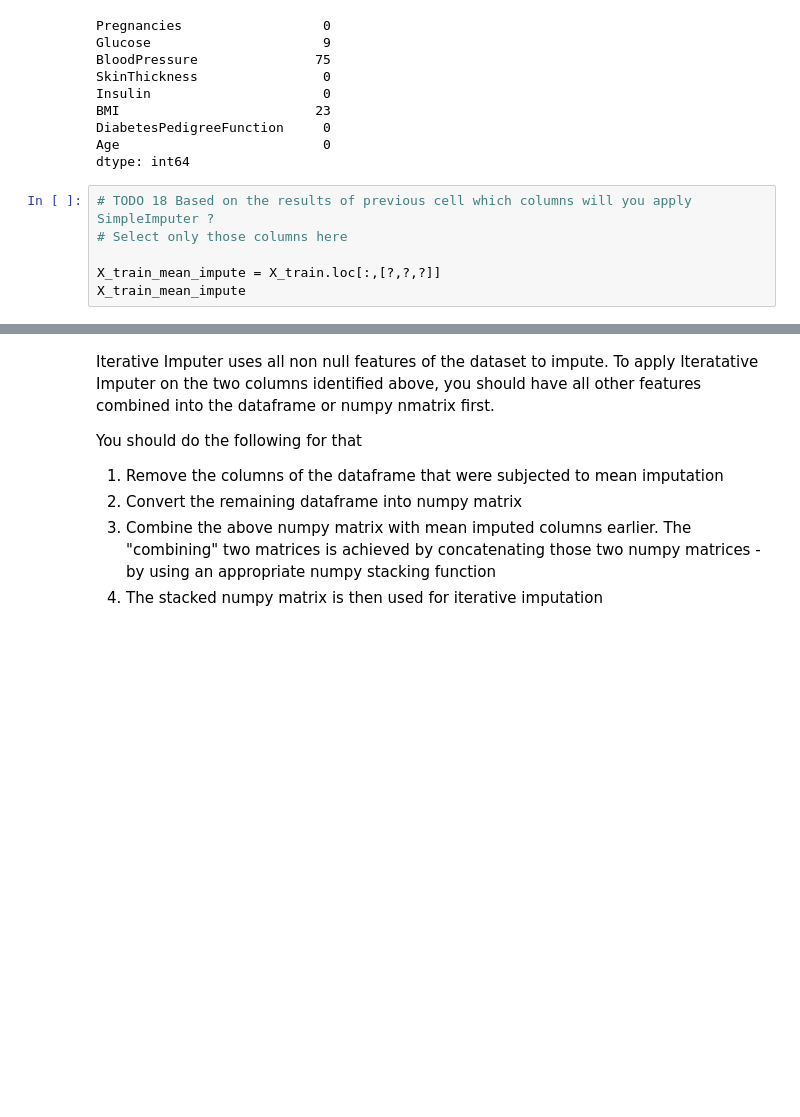
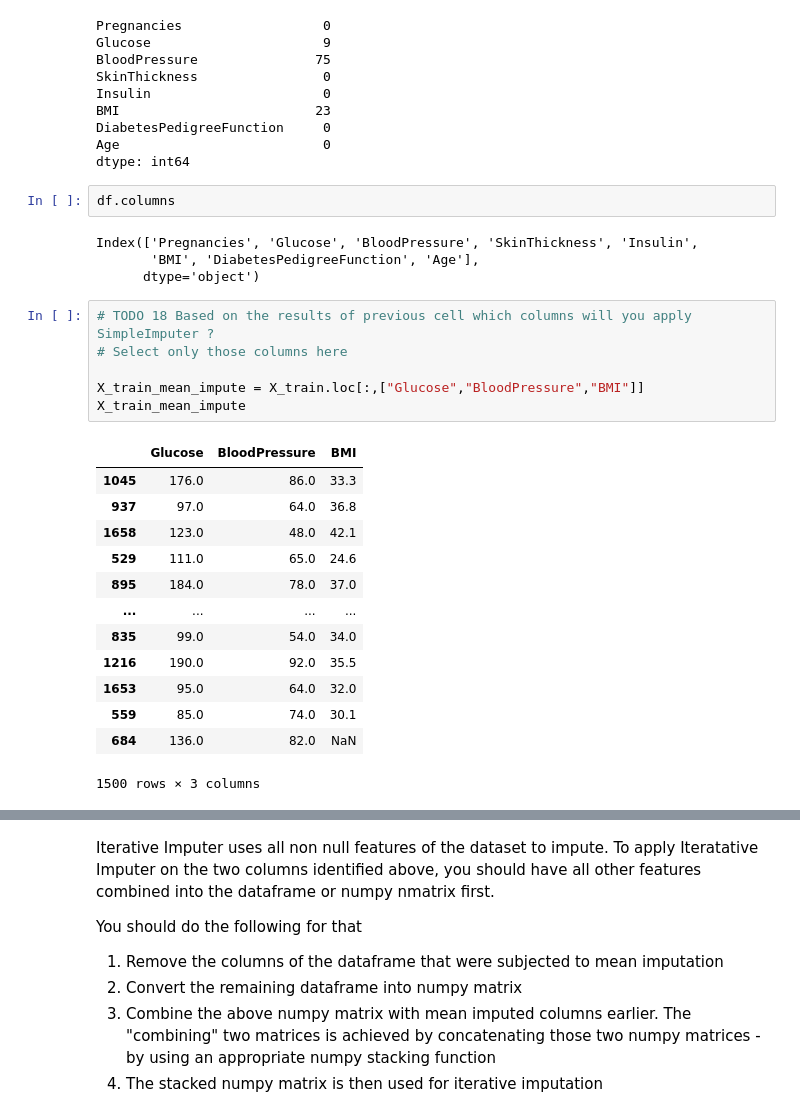
Before and after one commit to AtishaySG25/AML, a Jupyter notebook: Lab_Sessional_1/AtishaySG_231057006.ipynb, the cells around one changed output, grey strips where cells are left out. Cells and saved outputs as stored; diff of their text form; blank space fills up the shorter version.

```diff
--- a/Lab_Sessional_1/AtishaySG_231057006.ipynb
+++ b/Lab_Sessional_1/AtishaySG_231057006.ipynb
@@ -342,11 +342,31 @@ BMI                         23
 DiabetesPedigreeFunction     0
 Age                          0
 dtype: int64
+# %%
+df.columns
+# %% [output]
+Index(['Pregnancies', 'Glucose', 'BloodPressure', 'SkinThickness', 'Insulin',
+       'BMI', 'DiabetesPedigreeFunction', 'Age'],
+      dtype='object')
 # %%
 # TODO 18 Based on the results of previous cell which columns will you apply SimpleImputer ?
 # Select only those columns here
 
-X_train_mean_impute = X_train.loc[:,[?,?,?]]
+X_train_mean_impute = X_train.loc[:,["Glucose","BloodPressure","BMI"]]
 X_train_mean_impute
+# %% [output]
+|  | Glucose | BloodPressure | BMI |
+| 1045 | 176.0 | 86.0 | 33.3 |
+| 937 | 97.0 | 64.0 | 36.8 |
+| 1658 | 123.0 | 48.0 | 42.1 |
+| 529 | 111.0 | 65.0 | 24.6 |
+| 895 | 184.0 | 78.0 | 37.0 |
+| ... | ... | ... | ... |
+| 835 | 99.0 | 54.0 | 34.0 |
+| 1216 | 190.0 | 92.0 | 35.5 |
+| 1653 | 95.0 | 64.0 | 32.0 |
+| 559 | 85.0 | 74.0 | 30.1 |
+| 684 | 136.0 | 82.0 | NaN |
+1500 rows × 3 columns
 # %%
 # TODO: 19 Apply SimpleImputer to appropriate columns only
```
Also changed, not shown: parts of 2 cells of this notebook.
